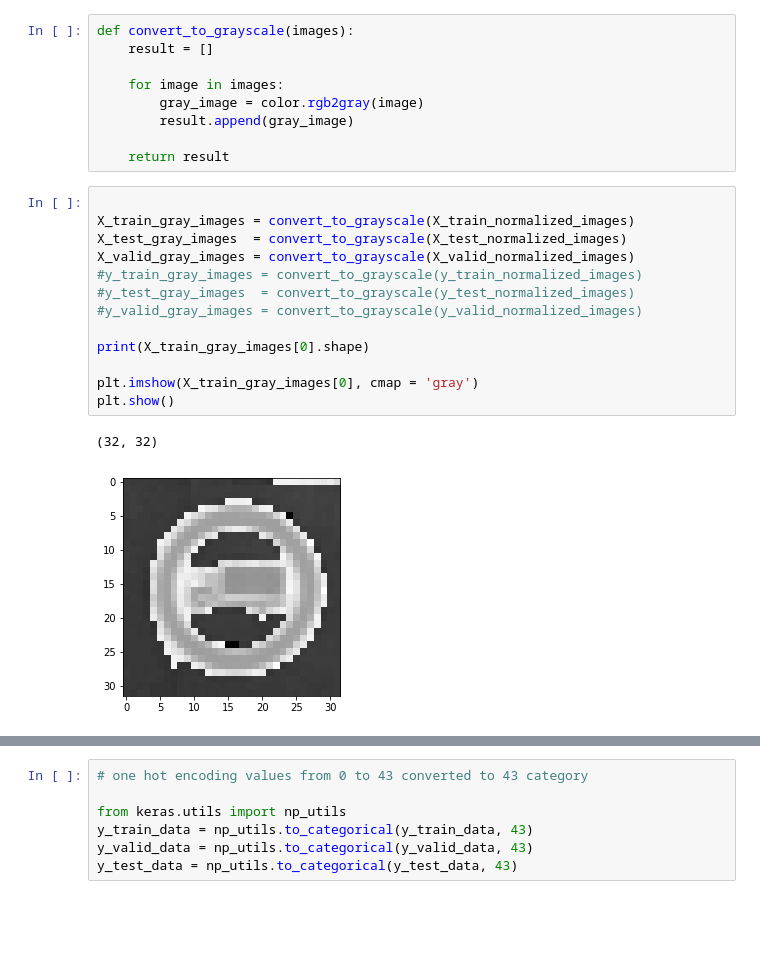
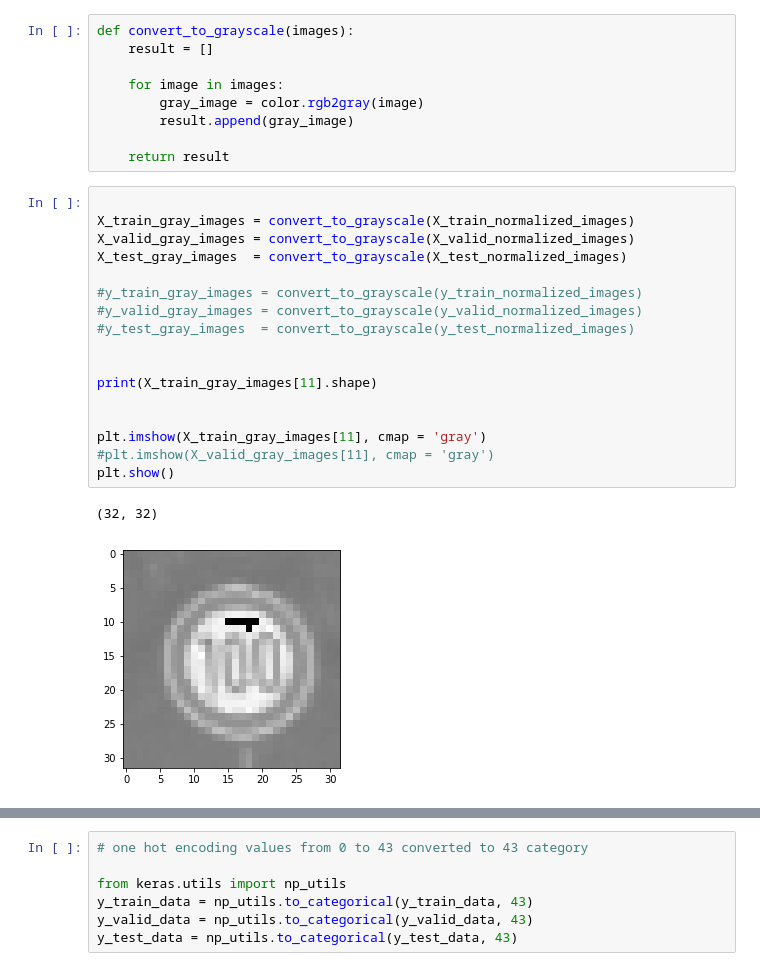
Before and after one commit to clockworks/nd-carnd-traffic-sign-classifier-p2, a Jupyter notebook: Traffic_Sign_Classifier.ipynb, the cells around one changed output, grey strips where cells are left out. Saved outputs shown, nothing was run; the diff lists cells and outputs as text; blank space fills up the shorter version.

```diff
--- a/Traffic_Sign_Classifier.ipynb
+++ b/Traffic_Sign_Classifier.ipynb
@@ -191,16 +198,20 @@ def convert_to_grayscale(images):
 # %%
 
 X_train_gray_images = convert_to_grayscale(X_train_normalized_images)
+X_valid_gray_images = convert_to_grayscale(X_valid_normalized_images)
 X_test_gray_images  = convert_to_grayscale(X_test_normalized_images)
-X_valid_gray_images = convert_to_grayscale(X_valid_normalized_images)
+
 #y_train_gray_images = convert_to_grayscale(y_train_normalized_images)
+#y_valid_gray_images = convert_to_grayscale(y_valid_normalized_images)
 #y_test_gray_images  = convert_to_grayscale(y_test_normalized_images)
-#y_valid_gray_images = convert_to_grayscale(y_valid_normalized_images)
 
-print(X_train_gray_images[0].shape)
 
-plt.imshow(X_train_gray_images[0], cmap = 'gray')
+print(X_train_gray_images[11].shape)
+
+
+plt.imshow(X_train_gray_images[11], cmap = 'gray')
+#plt.imshow(X_valid_gray_images[11], cmap = 'gray')
 plt.show()
 # %% [output]
 (32, 32)
-[figure, old version]
+[figure, new version]
```
Also changed, not shown: parts of 30 cells of this notebook.
